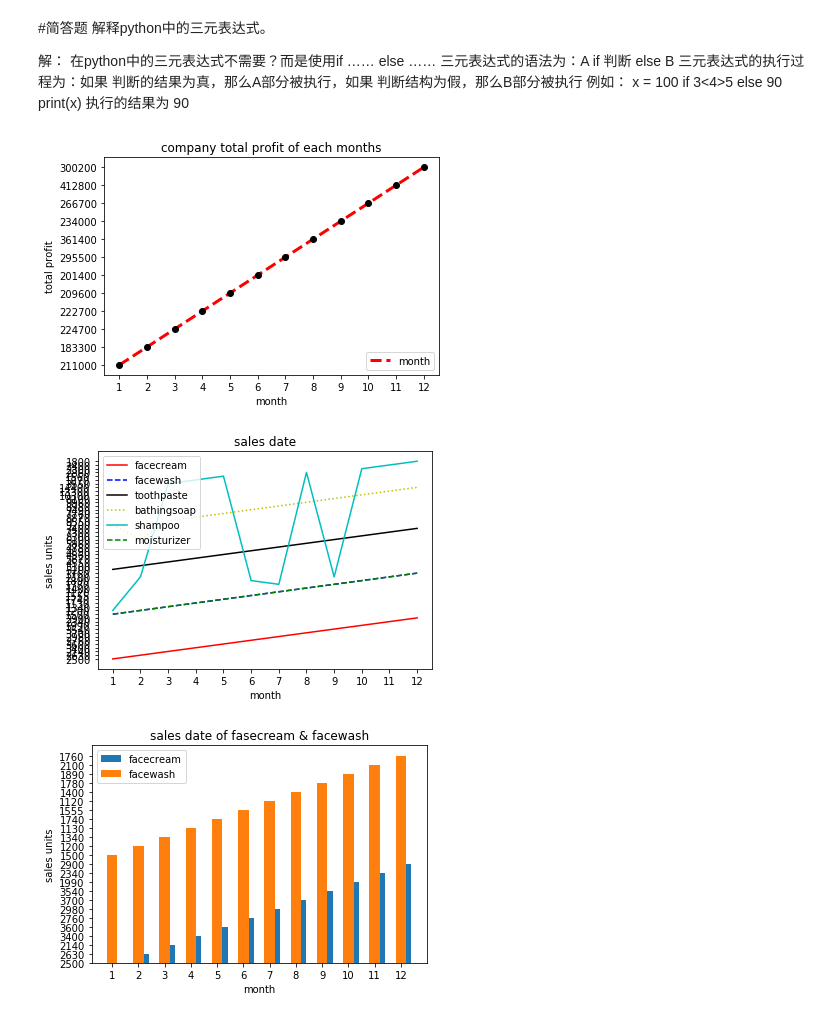
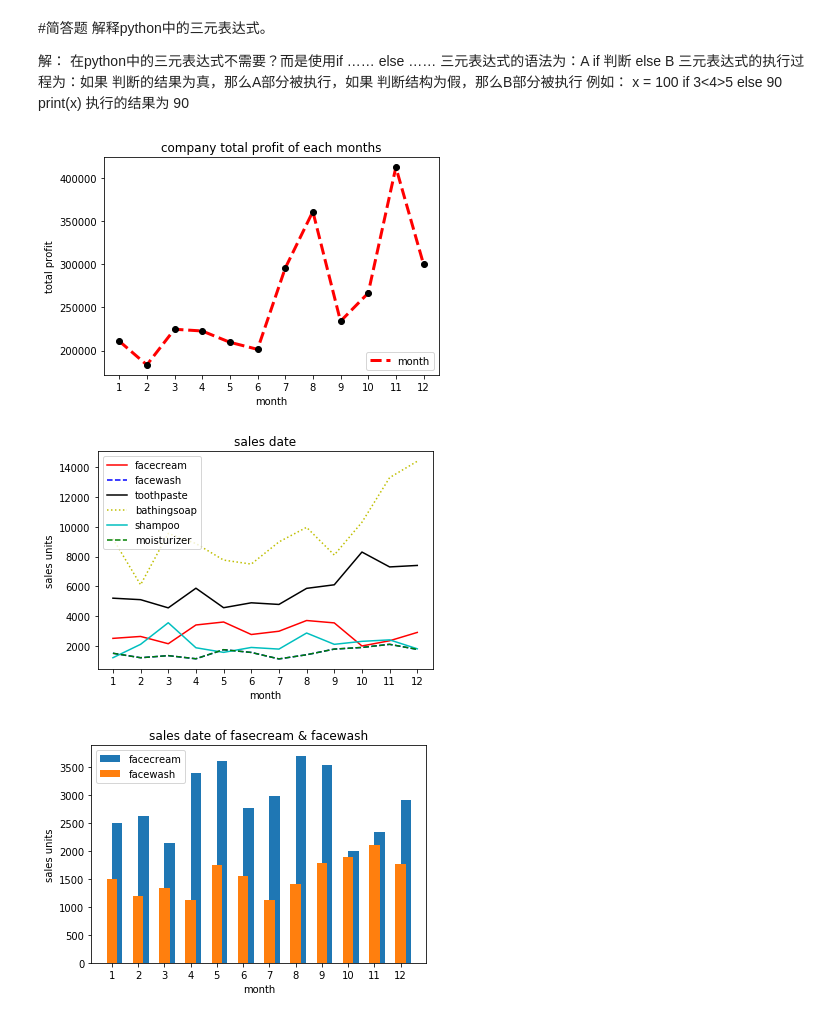
Before and after one commit to jiaoguoning/ipynbfiles, a Jupyter notebook: pythonppt/Xueli4.ipynb, the cells around one changed output. Cells and saved outputs as stored; diff of their text form; code cells hidden in the pictures.

```diff
--- a/pythonppt/Xueli4.ipynb
+++ b/pythonppt/Xueli4.ipynb
@@ -105,15 +105,18 @@ with open('company-sales.csv', 'rt') as fin:
 b = np.array(villains) # 将列表转化为numpy类型
 b_x = b[1:,0]
 b_y = b[1:,-1]
+y = [int(i) for i in b_y] # 由于读取的数据都是字符串类型的，所以要转换类型
+
 plt.title('company total profit of each months')
 plt.xlabel('month')
 plt.ylabel('total profit')
-plt.plot(b_x, b_y, 'r--',
-         b_x, b_y, 'ko', linewidth=3)
+plt.plot(b_x, y, 'r--',
+         b_x, y, 'ko', linewidth=3)
 plt.legend(['month'], loc=4)
-plt.savefig('xueli-1.png')
+plt.savefig('xueli-11.png')
+plt.show()
 # %% [output]
-[figure, old version]
+[figure, new version]
 # %%
 import csv
 import numpy as np
@@ -124,12 +127,12 @@ with open('company-sales.csv', 'rt') as fin:
 
 b = np.array(villains)
 b_month = b[1:, 0] # 月份
-b_facecream = b[1:, 1]
-b_facewash = b[1:, 2]
-b_toothpaste = b[1:, 3]
-b_bathingsoap = b[1:, 4]
-b_shampoo = b[1:, 5]
-b_moisturizer = b[1:, 6]
+b_facecream = [int(i) for i in b[1:, 1]]
+b_facewash = [int(i) for i in b[1:, 2]]
+b_toothpaste = [int(i) for i in b[1:, 3]]
+b_bathingsoap = [int(i) for i in b[1:, 4]]
+b_shampoo = [int(i) for i in b[1:, 5]]
+b_moisturizer = [int(i) for i in b[1:, 6]]
 
 plt.title('sales date')
 plt.xlabel('month')
@@ -142,31 +145,32 @@ plt.plot(b_month, b_shampoo, 'c-')
 plt.plot(b_month, b_moisturizer, 'g--')
 plt.legend(['facecream','facewash','toothpaste','bathingsoap','shampoo','moisturizer'], loc=2)
 
-plt.savefig('xueli-2.png')
+plt.savefig('xueli-22.png')
 plt.show()
 # %% [output]
-[figure, old version]
+[figure, new version]
 # %%
 import csv
 import numpy as np
 import matplotlib.pyplot as plt
 with open('company-sales.csv', 'rt') as fin:
     cin = csv.reader(fin)
     villains = [row for row in cin]
 
 b = np.array(villains)
 b_month = b[1:, 0] # 月份
-b_facecream = b[1:, 1]
-b_facewash = b[1:, 2]
+b_facecream = [int(i) for i in b[1:, 1]]
+b_facewash = [int(i) for i in b[1:, 2]]
 
 plt.title('sales date of fasecream & facewash')
 plt.xlabel('month')
 plt.ylabel('sales units')
-plt.bar(b_month, b_facecream, width=0.4, align='edge')
+plt.bar(b_month, b_facecream, width=0.4, align='edge') # 使用align参数将一个条形图向右偏移一些
 plt.bar(b_month, b_facewash, width=0.4)
 
 plt.legend(['facecream','facewash'], loc=2)
 
-plt.savefig('xueli-3.png')
+plt.savefig('xueli-33.png')
+plt.show()
 # %% [output]
-[figure, old version]
+[figure, new version]
```
Also changed, not shown: parts of 1 cell of this notebook, 3 other files.
